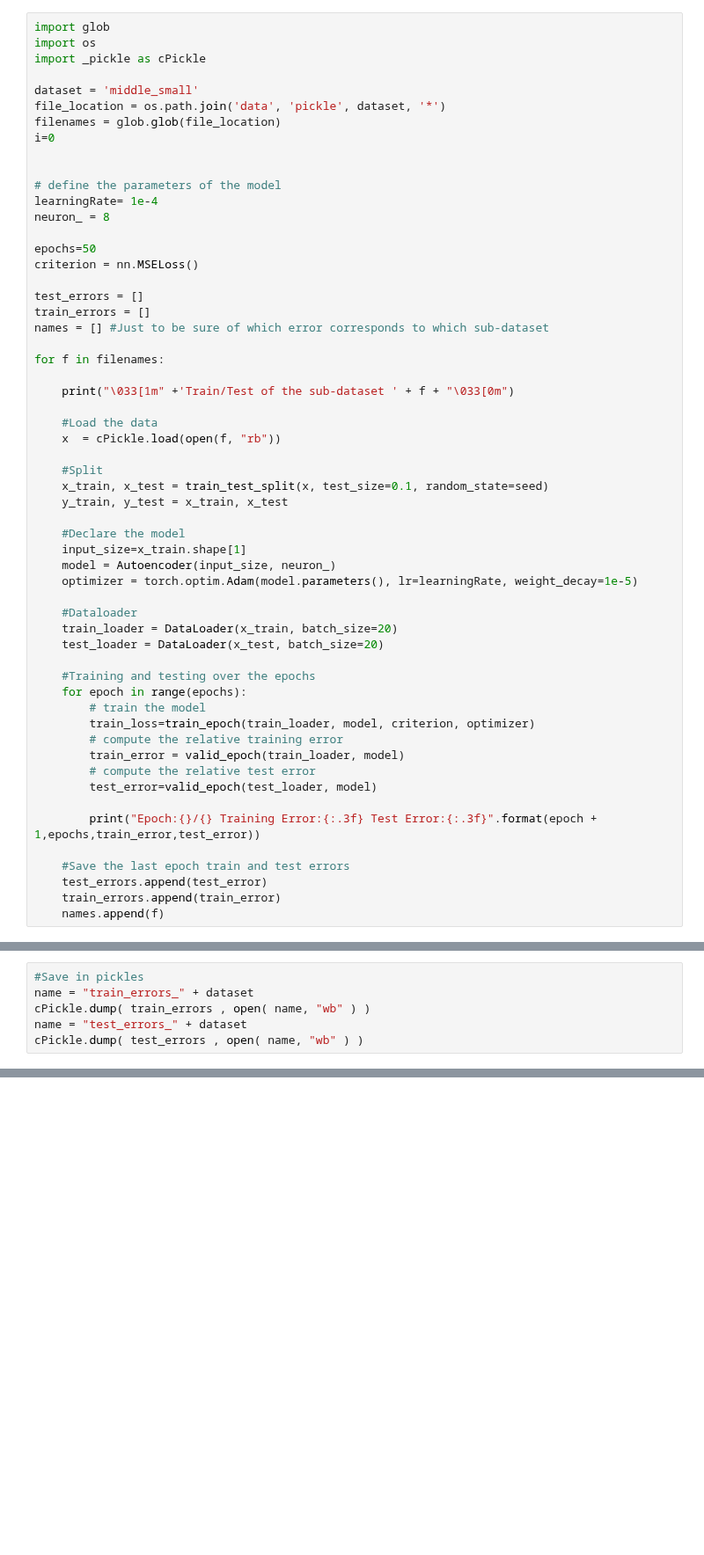
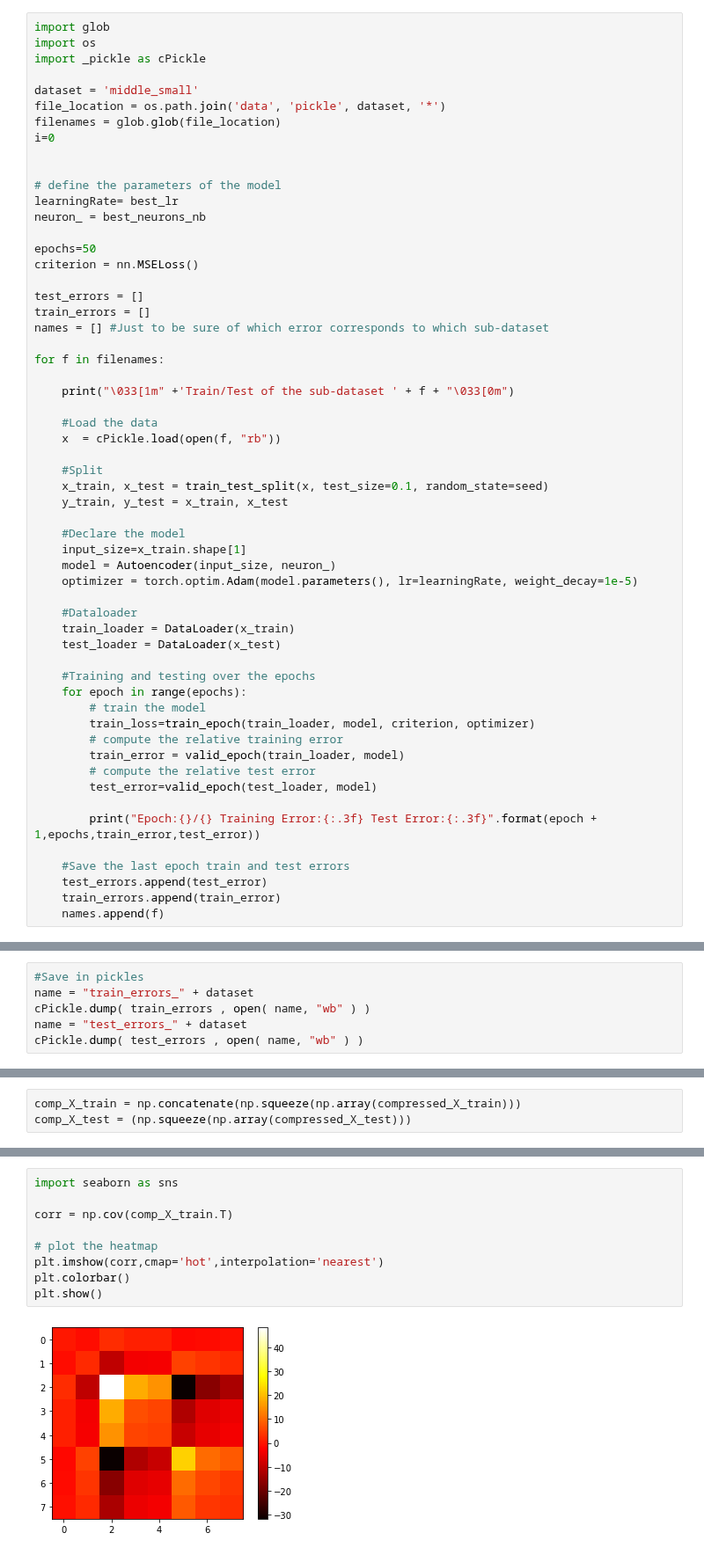
Before and after one commit to CS-433/ml-project-2-thevipers2, a Jupyter notebook: main-Copy1.ipynb, the cells around one changed output, grey strips where cells are left out. Shown at 88% size. Cells and saved outputs as stored; diff of their text form; blank space fills up the shorter version.

```diff
--- a/main-Copy1.ipynb
+++ b/main-Copy1.ipynb
@@ -430,8 +380,8 @@ i=0
 
 
 # define the parameters of the model
-learningRate= 1e-4
-neuron_ = 8
+learningRate= best_lr
+neuron_ = best_neurons_nb
 
 epochs=50
 criterion = nn.MSELoss()
@@ -457,8 +407,8 @@ for f in filenames:
     optimizer = torch.optim.Adam(model.parameters(), lr=learningRate, weight_decay=1e-5)
 
     #Dataloader
-    train_loader = DataLoader(x_train, batch_size=20)
-    test_loader = DataLoader(x_test, batch_size=20)
+    train_loader = DataLoader(x_train)
+    test_loader = DataLoader(x_test)
 
     #Training and testing over the epochs
     for epoch in range(epochs):
@@ -728,0 +539,3 @@ hf.create_dataset('dataset_1', data=x)
+# %%
+comp_X_train = np.concatenate(np.squeeze(np.array(compressed_X_train)))
+comp_X_test = (np.squeeze(np.array(compressed_X_test)))
@@ -728,0 +550,11 @@ hf.create_dataset('dataset_1', data=x)
+# %%
+import seaborn as sns
+
+corr = np.cov(comp_X_train.T)
+
+# plot the heatmap
+plt.imshow(corr,cmap='hot',interpolation='nearest')
+plt.colorbar()
+plt.show()
+# %% [output]
+[figure, added]
```
Also changed, not shown: parts of 74 cells of this notebook.
